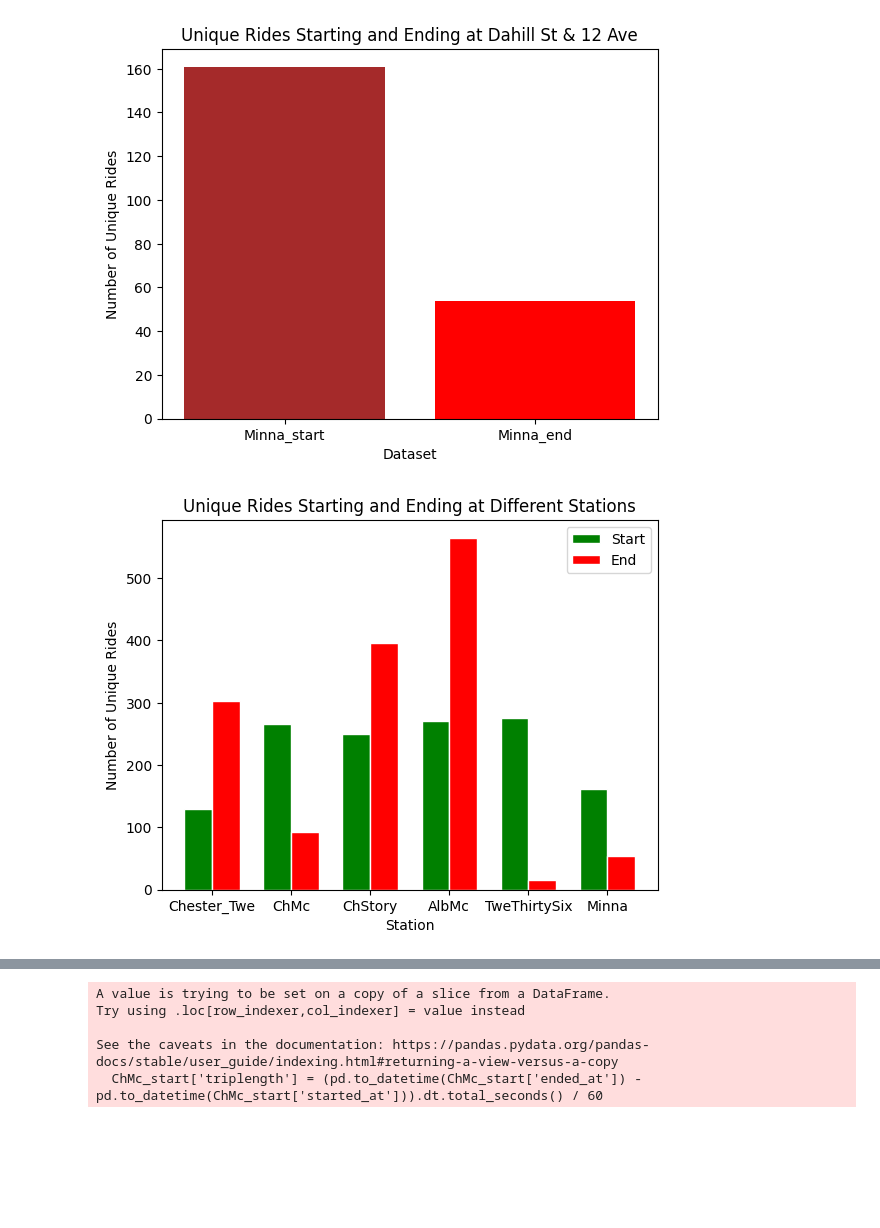
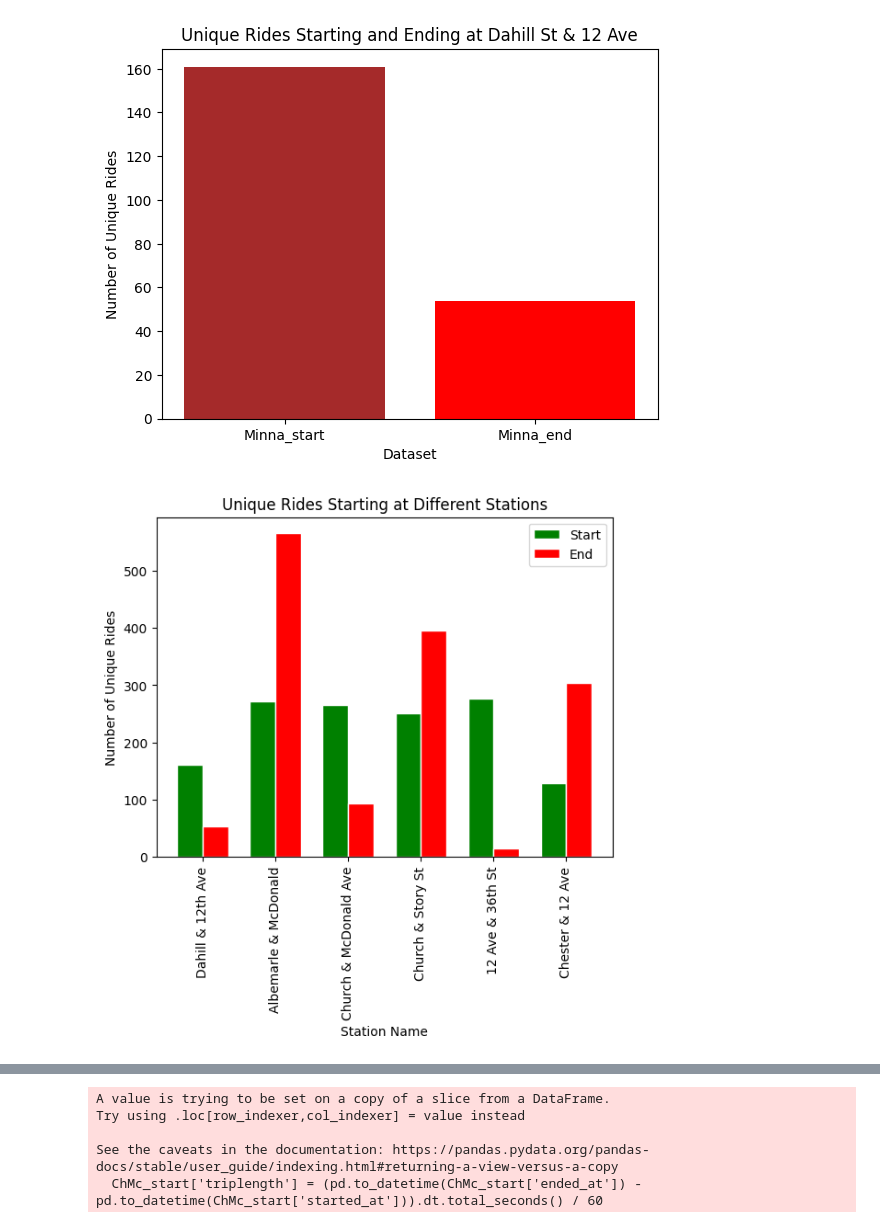
Before and after one commit to 7tiesdan/IntroToPythonLCC, a Jupyter notebook: CitibikeDataMult.ipynb, the cells around one changed output, grey strips where cells are left out. Saved outputs shown, nothing was run; the diff lists cells and outputs as text; code cells hidden in the pictures; blank space fills up the shorter version.

```diff
--- a/CitibikeDataMult.ipynb
+++ b/CitibikeDataMult.ipynb
@@ -477,52 +478,52 @@ plt.show()
 
 # Count unique ride IDs for each dataset
 start_counts = [
-    Chester_Twe_start['ride_id'].nunique(),
+    Minna_start['ride_id'].nunique(),
+    AlbMc_start['ride_id'].nunique(),
     ChMc_start['ride_id'].nunique(),
     ChStory_start['ride_id'].nunique(),
-    AlbMc_start['ride_id'].nunique(),
     TweThirtySix_start['ride_id'].nunique(),
-    Minna_start['ride_id'].nunique()
+    Chester_Twe_start['ride_id'].nunique()
 ]
 
 end_counts = [
-    Chester_Twe_end['ride_id'].nunique(),
+    Minna_end['ride_id'].nunique(),
+    AlbMc_end['ride_id'].nunique(),
     ChMc_end['ride_id'].nunique(),
     ChStory_end['ride_id'].nunique(),
-    AlbMc_end['ride_id'].nunique(),
     TweThirtySix_end['ride_id'].nunique(),
-    Minna_end['ride_id'].nunique()
+    Chester_Twe_end['ride_id'].nunique()
 ]
 
 # Labels for the bars
 labels = [
-    'Chester_Twe',
-    'ChMc',
-    'ChStory',
-    'AlbMc',
-    'TweThirtySix',
-    'Minna'
+    'Dahill & 12th Ave',
+'Albemarle & McDonald',
+'Church & McDonald Ave',
+'Church & Story St',
+'12 Ave & 36th St',
+'Chester & 12 Ave'
 ]
 
 # Set width of bars
 bar_width = 0.35
 
 # Set position of bars on X axis
 r1 = range(len(start_counts))
 r2 = [x + bar_width for x in r1]
 
 # Plot the bar graph
 plt.bar(r1, start_counts, color='green', width=bar_width, edgecolor='white', label='Start')
 plt.bar(r2, end_counts, color='red', width=bar_width, edgecolor='white', label='End')
 
 # Add labels, title, and legend
-plt.xlabel('Station')
+plt.xlabel('Station Name')
 plt.ylabel('Number of Unique Rides')
-plt.title('Unique Rides Starting and Ending at Different Stations')
-plt.xticks([r + bar_width/2 for r in range(len(start_counts))], labels)
+plt.xticks([r + bar_width/2 for r in range(len(start_counts))], labels, rotation='vertical')
+plt.title('Unique Rides Starting at Different Stations')
 plt.legend()
 
 # Display the graph
 plt.show()
 # %% [output]
-[figure, old version]
+[figure, new version]
```
Also changed, not shown: parts of 36 cells of this notebook.
